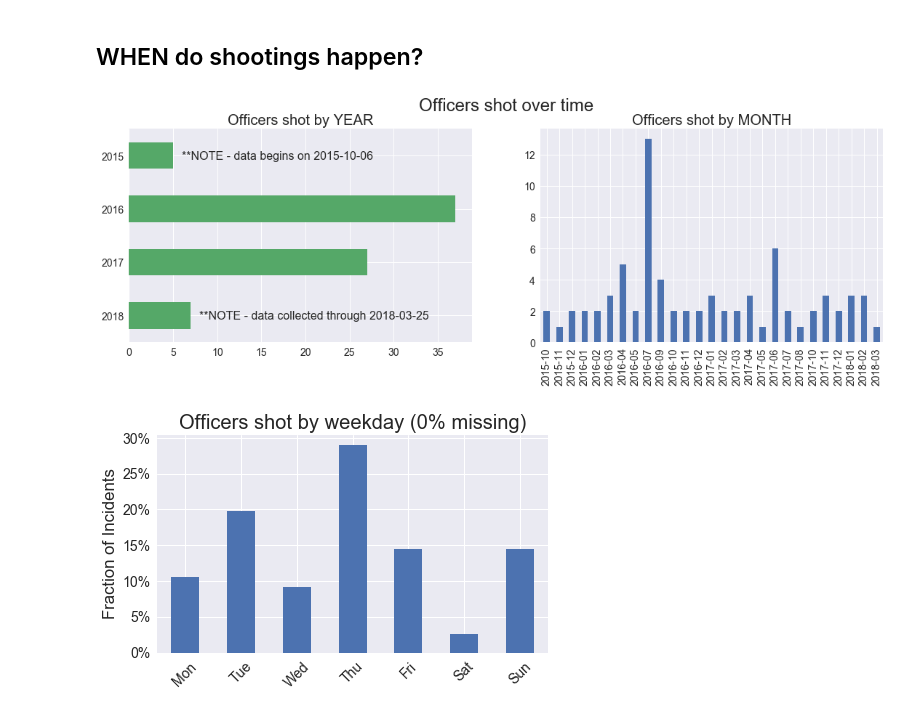
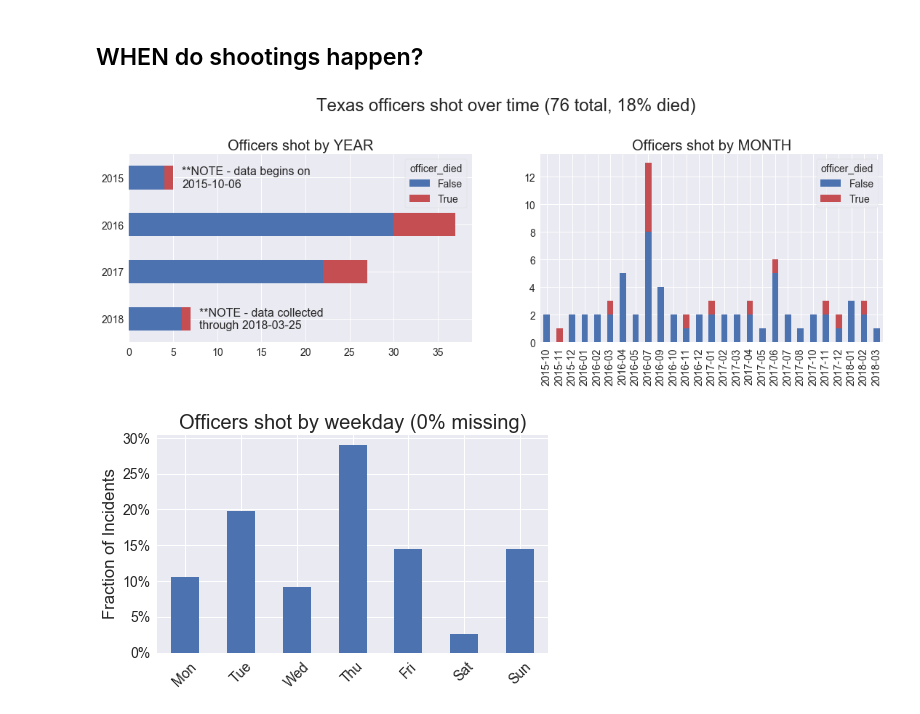
Before and after one commit to texas-justice-initiative/analysis, a Jupyter notebook: analyses/ois_descriptive_analysis_officers_shot.ipynb, the cells around one changed output. Saved outputs shown, nothing was run; the diff lists cells and outputs as text; code cells hidden in the pictures.

Commit message:
Update officers-shot analysis

```diff
--- a/analyses/ois_descriptive_analysis_officers_shot.ipynb
+++ b/analyses/ois_descriptive_analysis_officers_shot.ipynb
@@ -113,25 +113,31 @@ Officers shot data from 2015-10-06 to 2018-03-25
 | 4 | NaT | 2015-12-23 | 1025 CUSTER AVE. | ODESSA | ECTOR | 31.865143 | ... |
 # %% [markdown]
 ## WHEN do shootings happen?
+# %%
+shootings['year'] = shootings['date_incident'].apply(lambda dt: '%d' % (dt.year))
+shootings['month'] = shootings['date_incident'].apply(lambda dt: '%d-%02d' % (dt.year, dt.month))
 # %%
 fig, axes = plt.subplots(1, 2)
 fig.set_size_inches(16, 6)
-fig.suptitle("Officers shot over time", fontsize=24)
+fig.suptitle('Texas officers shot over time (%d total, %.0f%% died)' % (
+    len(shootings), shootings['officer_died'].mean() * 100), fontsize=24)
 ax=axes[0]
 ax.set_title('Officers shot by YEAR')
-s_year = shootings['date_incident'].apply(lambda dt: '%d' % (dt.year))
-s_year.value_counts().sort_index()[::-1].plot(kind='barh', ax=ax, color=SNS_GREEN)
-ax.text(6, 3, '**NOTE - data begins on ' + first_shooting, verticalalignment='center', fontsize=16)
-ax.text(8, 0, '**NOTE - data collected through ' + last_shooting, verticalalignment='center', fontsize=16)
+shootings.groupby(['year', 'officer_died']).size().unstack()[::-1].plot(
+    kind='barh', stacked=True, ax=ax, color=[SNS_BLUE, SNS_RED])
+ax.set_ylabel('')
+ax.text(6, 3, '**NOTE - data begins on\n' + first_shooting, verticalalignment='center', fontsize=16)
+ax.text(8, 0, '**NOTE - data collected\nthrough ' + last_shooting, verticalalignment='center', fontsize=16)
 
 ax=axes[1]
-s_month = shootings['date_incident'].apply(lambda dt: '%d-%02d' % (dt.year, dt.month))
-s_month.value_counts().sort_index().plot(kind='bar', ax=ax)
+shootings.groupby(['month', 'officer_died']).size().unstack().plot(
+    kind='bar', stacked=True, ax=ax, color=[SNS_BLUE, SNS_RED])
 ax.set_title('Officers shot by MONTH')
-plt.subplots_adjust(left=.05, right=.95, bottom=0.2)
+ax.set_xlabel('')
+plt.subplots_adjust(left=.05, right=.95, bottom=0.2, top=0.8)
 saveplot(fig, 'year_month')
 # %% [output]
-[figure, old version]
+[figure, new version]
 # %%
 fig, ax = plt.subplots()
 
```
Also changed, not shown: parts of 5 cells of this notebook, 6 other files.
